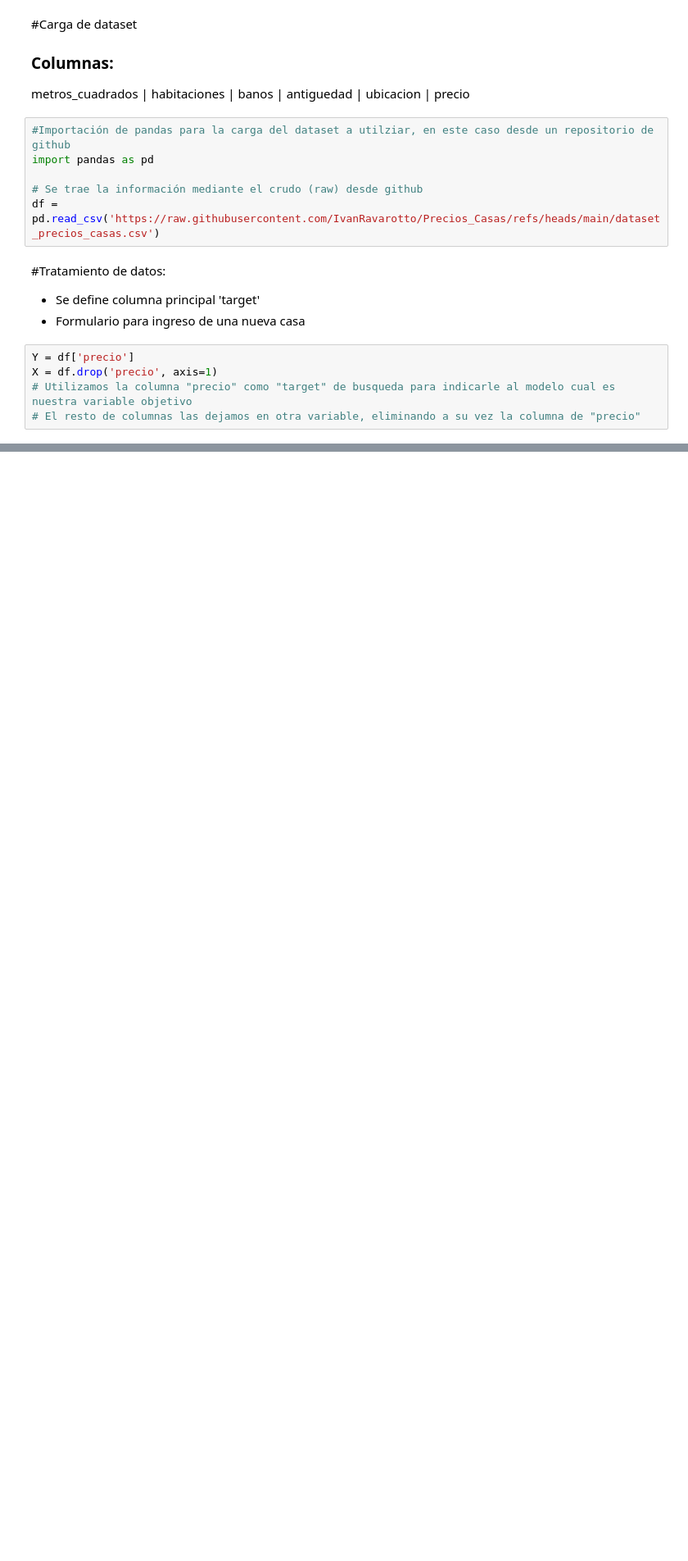
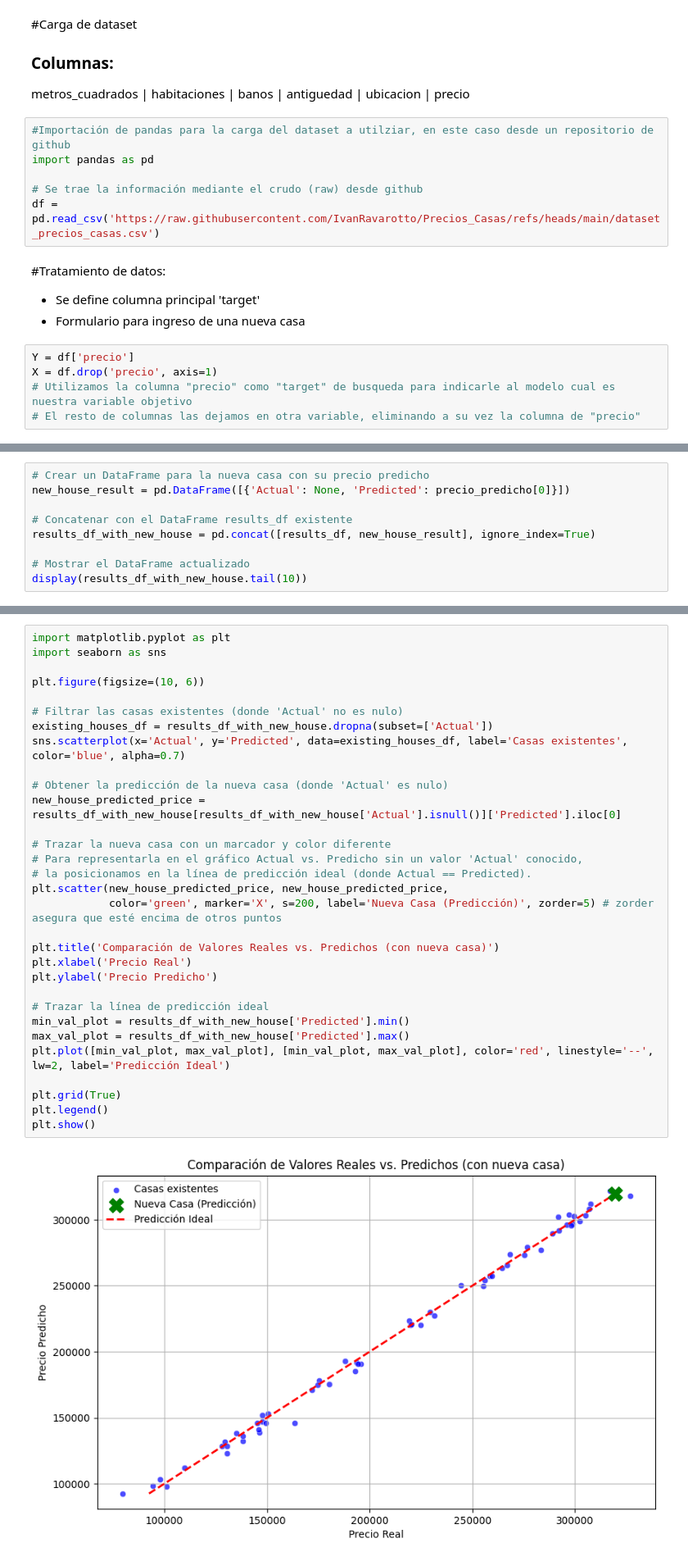
Before and after one commit to IvanRavarotto/Precios_Casas, a Jupyter notebook: Precio_Casas.ipynb, the cells around one changed output, grey strips where cells are left out. Shown: that part at 82% size. Saved outputs shown, nothing was run; the diff lists cells and outputs as text; blank space fills up the shorter version.

```diff
--- a/Precio_Casas.ipynb
+++ b/Precio_Casas.ipynb
@@ -48,0 +109,9 @@ from sklearn.ensemble import GradientBoostingRegressor
+# %%
+# Crear un DataFrame para la nueva casa con su precio predicho
+new_house_result = pd.DataFrame([{'Actual': None, 'Predicted': precio_predicho[0]}])
+
+# Concatenar con el DataFrame results_df existente
+results_df_with_new_house = pd.concat([results_df, new_house_result], ignore_index=True)
+
+# Mostrar el DataFrame actualizado
+display(results_df_with_new_house.tail(10))
@@ -48,0 +130,33 @@ from sklearn.ensemble import GradientBoostingRegressor
+# %%
+import matplotlib.pyplot as plt
+import seaborn as sns
+
+plt.figure(figsize=(10, 6))
+
+# Filtrar las casas existentes (donde 'Actual' no es nulo)
+existing_houses_df = results_df_with_new_house.dropna(subset=['Actual'])
+sns.scatterplot(x='Actual', y='Predicted', data=existing_houses_df, label='Casas existentes', color='blue', alpha=0.7)
+
+# Obtener la predicción de la nueva casa (donde 'Actual' es nulo)
+new_house_predicted_price = results_df_with_new_house[results_df_with_new_house['Actual'].isnull()]['Predicted'].iloc[0]
+
+# Trazar la nueva casa con un marcador y color diferente
+# Para representarla en el gráfico Actual vs. Predicho sin un valor 'Actual' conocido,
+# la posicionamos en la línea de predicción ideal (donde Actual == Predicted).
+plt.scatter(new_house_predicted_price, new_house_predicted_price,
+            color='green', marker='X', s=200, label='Nueva Casa (Predicción)', zorder=5) # zorder asegura que esté encima de otros puntos
+
+plt.title('Comparación de Valores Reales vs. Predichos (con nueva casa)')
+plt.xlabel('Precio Real')
+plt.ylabel('Precio Predicho')
+
+# Trazar la línea de predicción ideal
+min_val_plot = results_df_with_new_house['Predicted'].min()
+max_val_plot = results_df_with_new_house['Predicted'].max()
+plt.plot([min_val_plot, max_val_plot], [min_val_plot, max_val_plot], color='red', linestyle='--', lw=2, label='Predicción Ideal')
+
+plt.grid(True)
+plt.legend()
+plt.show()
+# %% [output]
+[figure, added]
```
Also changed, not shown: parts of 8 cells of this notebook.
